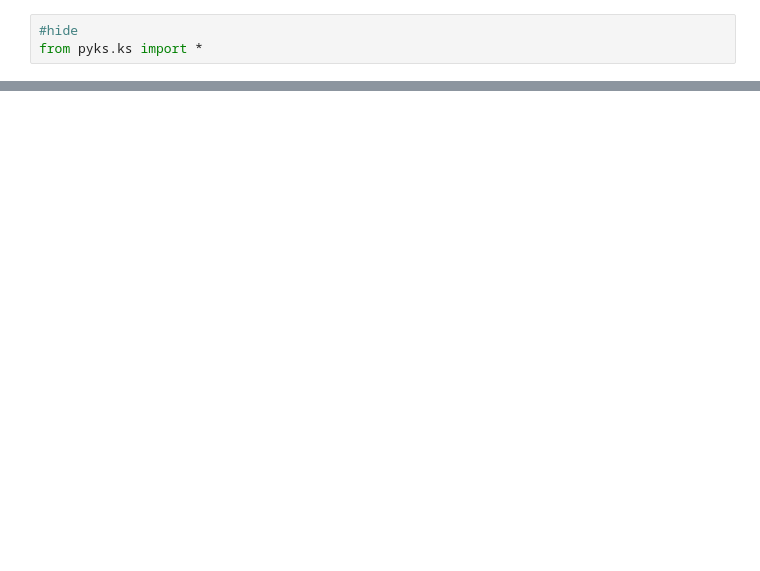
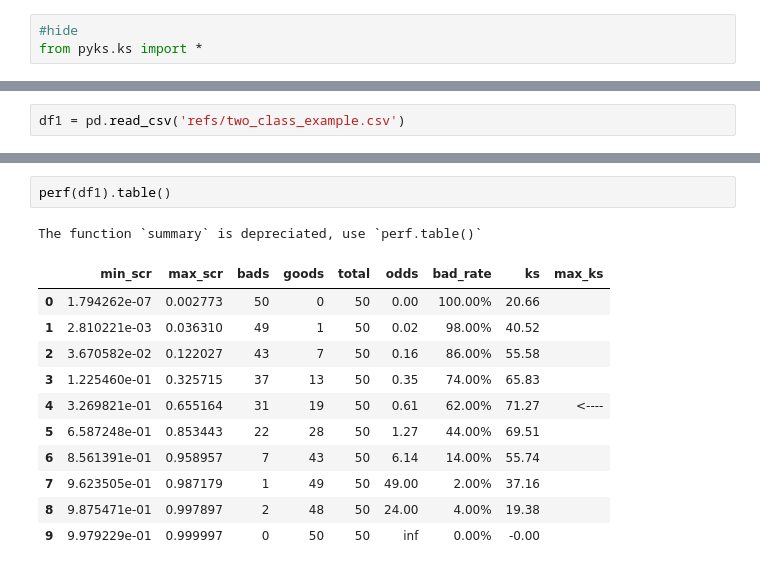
Before and after one commit to JiaxiangBU/pyks, a Jupyter notebook: index.ipynb, the cells around one changed output, grey strips where cells are left out. Drawn from its saved outputs; the diff is of its cells as text; blank space fills up the shorter version.

Commit message:
add the class function of `perf`, add examples in readme with version 1.1.5

```diff
--- a/index.ipynb
+++ b/index.ipynb
@@ -103,0 +109,2 @@ MIT © [Jiaxiang Li](LICENSE.md)
+# %%
+df1 = pd.read_csv('refs/two_class_example.csv')
@@ -103,0 +120,15 @@ MIT © [Jiaxiang Li](LICENSE.md)
+# %%
+perf(df1).table()
+# %% [output]
+The function `summary` is depreciated, use `perf.table()`
+|  | min_scr | max_scr | bads | goods | total | odds | bad_rate | ks | max_ks |
+| 0 | 1.794262e-07 | 0.002773 | 50 | 0 | 50 | 0.00 | 100.00% | 20.66 |  |
+| 1 | 2.810221e-03 | 0.036310 | 49 | 1 | 50 | 0.02 | 98.00% | 40.52 |  |
+| 2 | 3.670582e-02 | 0.122027 | 43 | 7 | 50 | 0.16 | 86.00% | 55.58 |  |
+| 3 | 1.225460e-01 | 0.325715 | 37 | 13 | 50 | 0.35 | 74.00% | 65.83 |  |
+| 4 | 3.269821e-01 | 0.655164 | 31 | 19 | 50 | 0.61 | 62.00% | 71.27 | <---- |
+| 5 | 6.587248e-01 | 0.853443 | 22 | 28 | 50 | 1.27 | 44.00% | 69.51 |  |
+| 6 | 8.561391e-01 | 0.958957 | 7 | 43 | 50 | 6.14 | 14.00% | 55.74 |  |
+| 7 | 9.623505e-01 | 0.987179 | 1 | 49 | 50 | 49.00 | 2.00% | 37.16 |  |
+| 8 | 9.875471e-01 | 0.997897 | 2 | 48 | 50 | 24.00 | 4.00% | 19.38 |  |
+| 9 | 9.979229e-01 | 0.999997 | 0 | 50 | 50 | inf | 0.00% | -0.00 |  |
```
Also changed, not shown: parts of 5 cells of this notebook, 10 other files.
